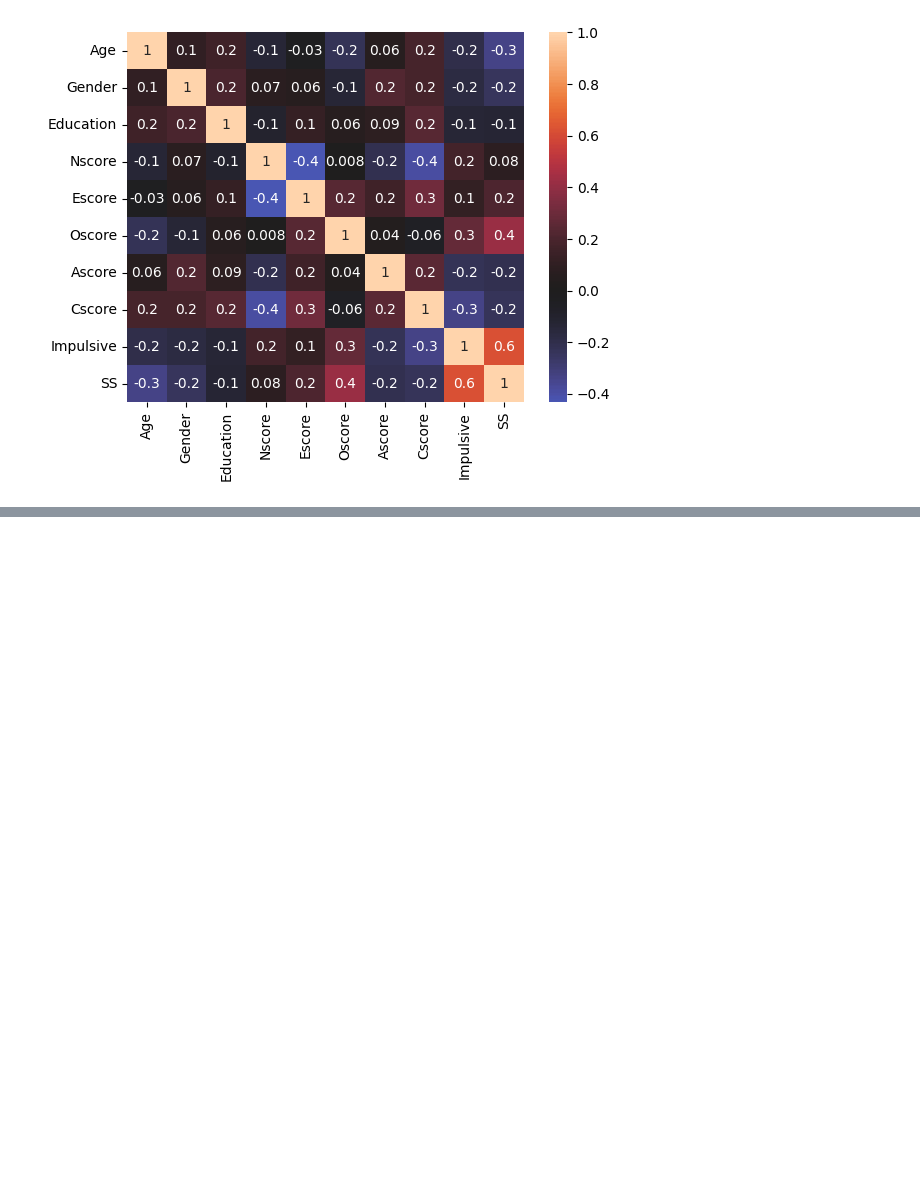
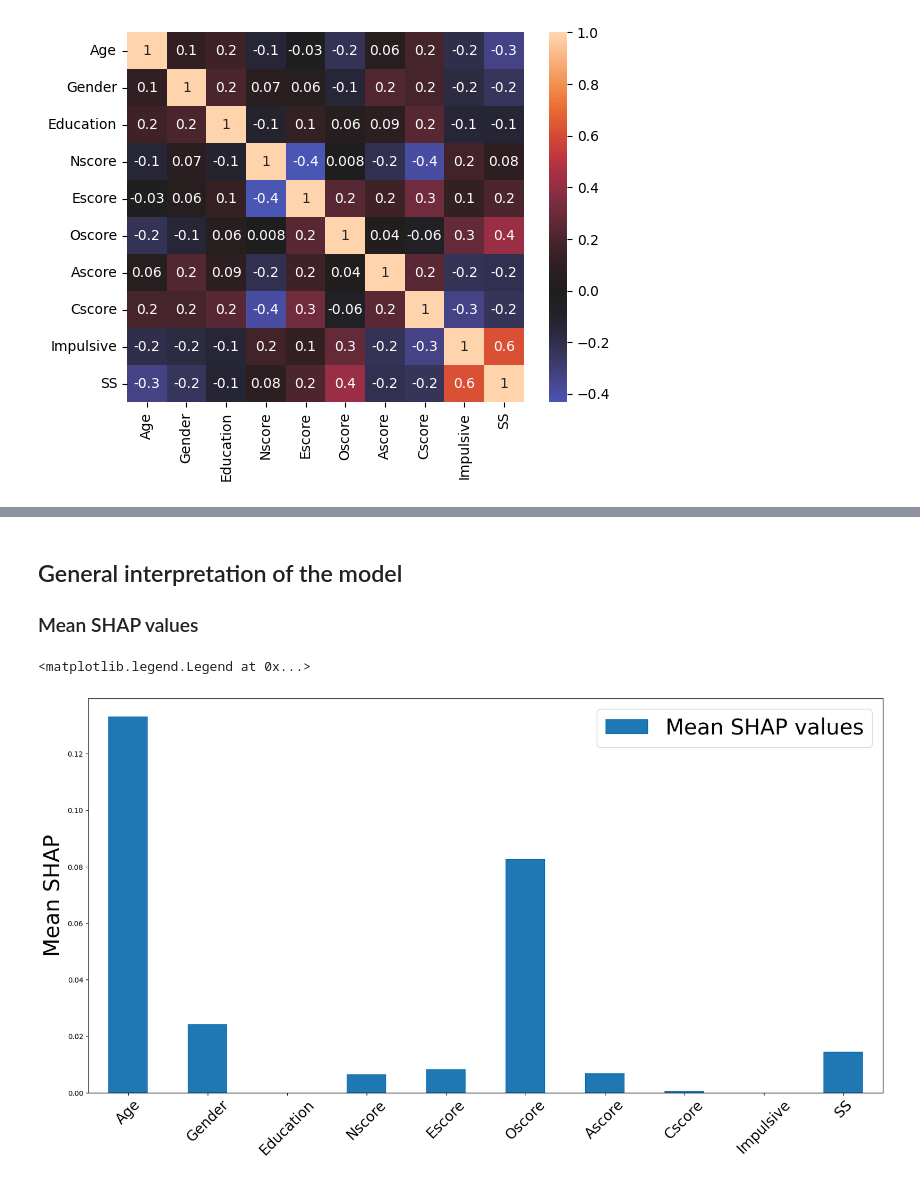
Before and after one commit to salleo0/Project_StatML, a Jupyter notebook: PROJECT_STATML.ipynb, the cells around one changed output, grey strips where cells are left out. Drawn from its saved outputs; the diff is of its cells as text; code cells hidden in the pictures; blank space fills up the shorter version.

```diff
--- a/PROJECT_STATML.ipynb
+++ b/PROJECT_STATML.ipynb
@@ -177,0 +377,15 @@ model = DecisionTreeClassifier(max_depth=4)
+# %% [markdown]
+## General interpretation of the model
+### Mean SHAP values
+# %%
+mean_shap = np.mean(np.abs(shap_values.values[:, :, 1]), axis=0)
+shap_df = pd.DataFrame({"Mean SHAP values": mean_shap}, index=X_test.columns)
+
+fig, ax = plt.subplots(1, 1, figsize=(20, 10))
+shap_df.plot.bar(ax=ax)
+ax.set_ylabel("Mean SHAP", size=30)
+ax.set_xticklabels(X_test.columns, rotation=45, size=20)
+ax.legend(fontsize=30)
+# %% [output]
+<matplotlib.legend.Legend at 0x...>
+[figure, added]
```
Also changed, not shown: parts of 12 cells of this notebook.
